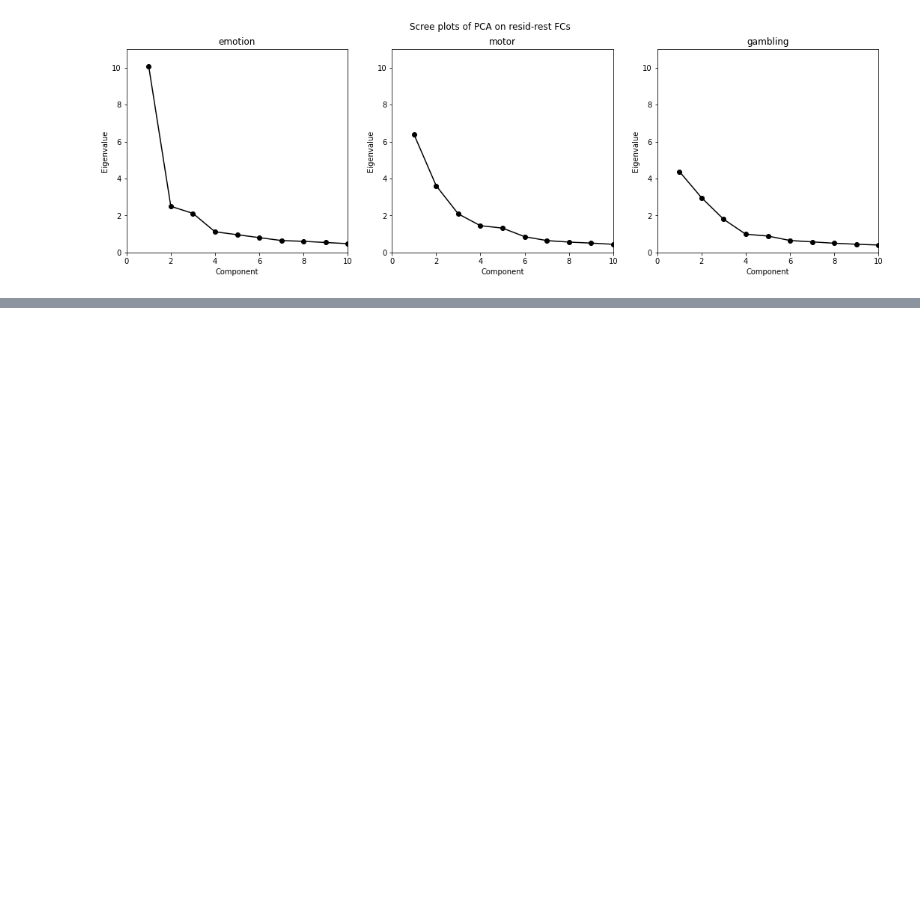
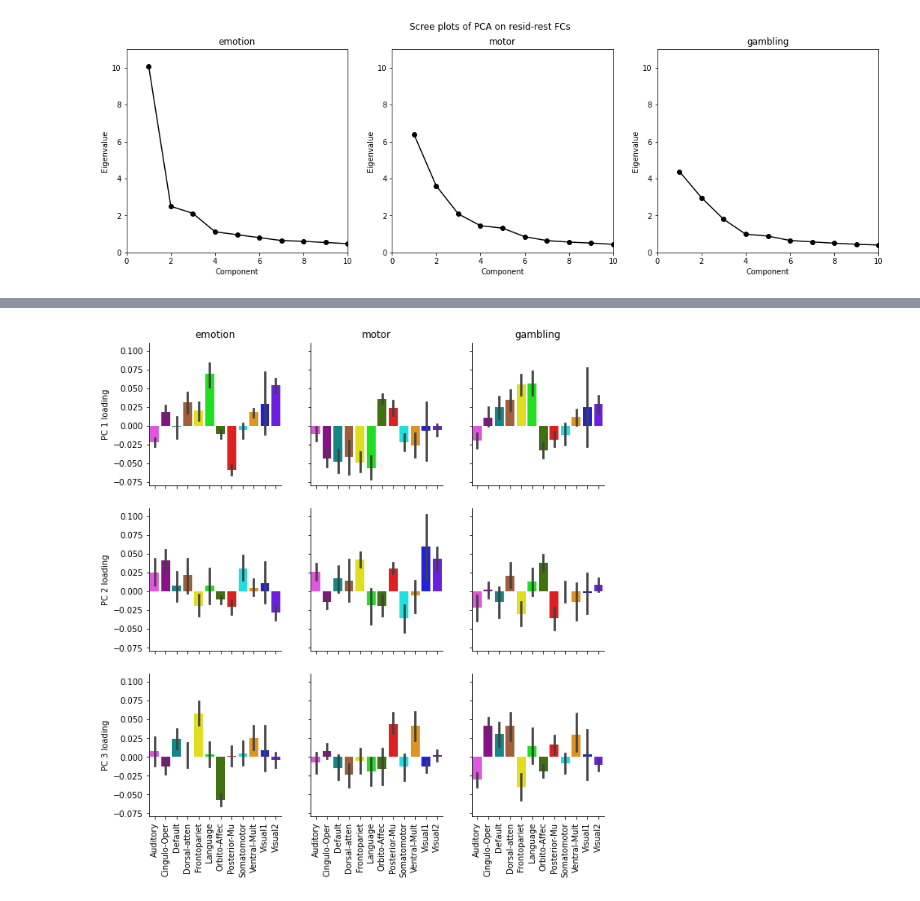
Before and after one commit to zenkavi/neuromatch_project, a Jupyter notebook: notebooks/NMA_project_data_creation.ipynb, the cells around one changed output, grey strips where cells are left out. Drawn from its saved outputs; the diff is of its cells as text; code cells hidden in the pictures; blank space fills up the shorter version.

```diff
--- a/notebooks/NMA_project_data_creation.ipynb
+++ b/notebooks/NMA_project_data_creation.ipynb
@@ -574,0 +601,13 @@ fig.savefig(os.path.join(fig_dir, 'scree_plot.png'), bbox_inches='tight', format
+# %%
+task_names = ["emotion", "motor", "gambling"]
+
+pc_loads = pd.DataFrame()
+
+for task_name in task_names:
+    evecs, evals = fc_pca(resid_rest_fcs_ave[task_name])
+    tmp =  pd.DataFrame(data={"pc1_loading": evecs[:,0],"pc2_loading": evecs[:,1],"pc3_loading": evecs[:,2],
+                              "network": region_info['network'][netorder]})
+    tmp = tmp.melt(id_vars=['network'])
+    tmp = tmp.astype({'network': 'category', 'variable': 'category'})
+    tmp['task_name'] = task_name
+    pc_loads = pc_loads.append(tmp)
@@ -574,0 +630,36 @@ fig.savefig(os.path.join(fig_dir, 'scree_plot.png'), bbox_inches='tight', format
+# %%
+plt.rcParams["figure.figsize"][0] = 18
+plt.rcParams["figure.figsize"][1] = 18
+
+g = sns.FacetGrid(pc_loads, col='task_name',row="variable", hue="network", palette=net_col_dict)
+
+g.map(sns.barplot, 'network', 'value')
+
+
+g.axes[0,0].set_title('emotion')
+g.axes[0,1].set_title('motor')
+g.axes[0,2].set_title('gambling')
+
+g.axes[1,0].set_title('')
+g.axes[1,1].set_title('')
+g.axes[1,2].set_title('')
+
+g.axes[2,0].set_title('')
+g.axes[2,1].set_title('')
+g.axes[2,2].set_title('')
+
+g.axes[2,0].set_xlabel('')
+g.axes[2,1].set_xlabel('')
+g.axes[2,2].set_xlabel('')
+
+g.axes[0,0].set_ylabel('PC 1 loading')
+g.axes[1,0].set_ylabel('PC 2 loading')
+g.axes[2,0].set_ylabel('PC 3 loading')
+
+g.axes[2,0].tick_params(labelrotation=90, axis='x')
+g.axes[2,1].tick_params(labelrotation=90, axis='x')
+g.axes[2,2].tick_params(labelrotation=90, axis='x')
+
+plt.savefig(os.path.join(fig_dir, 'pc_loadings.png'), bbox_inches='tight', format='png', dpi=400)
+# %% [output]
+[figure, added]
```
Also changed, not shown: parts of 5 cells of this notebook, 5 other files.
